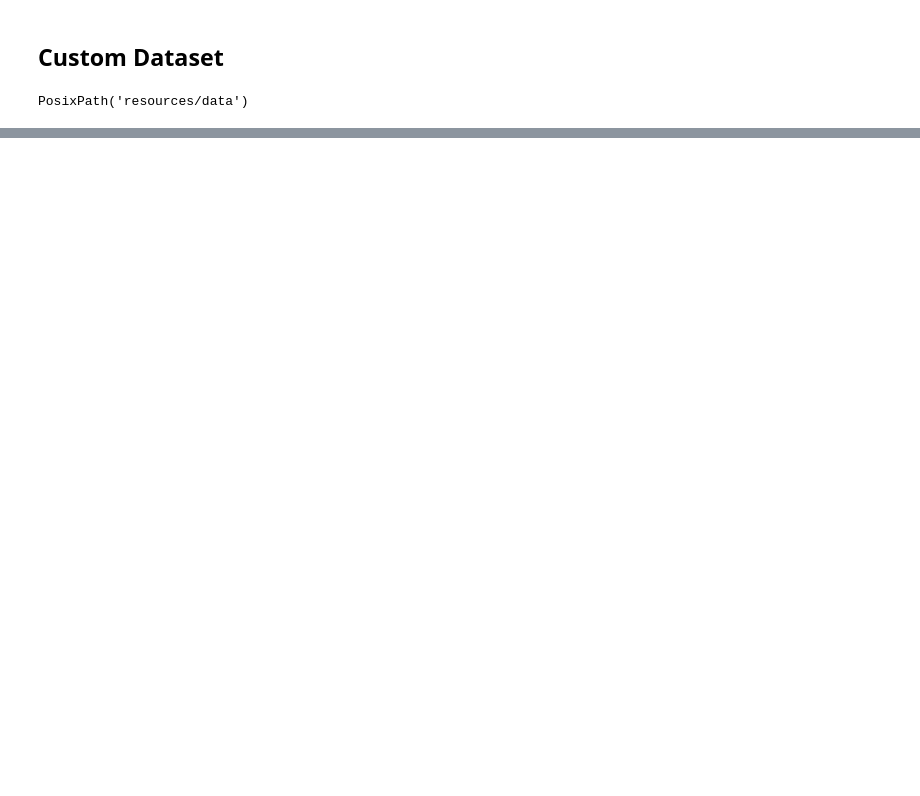
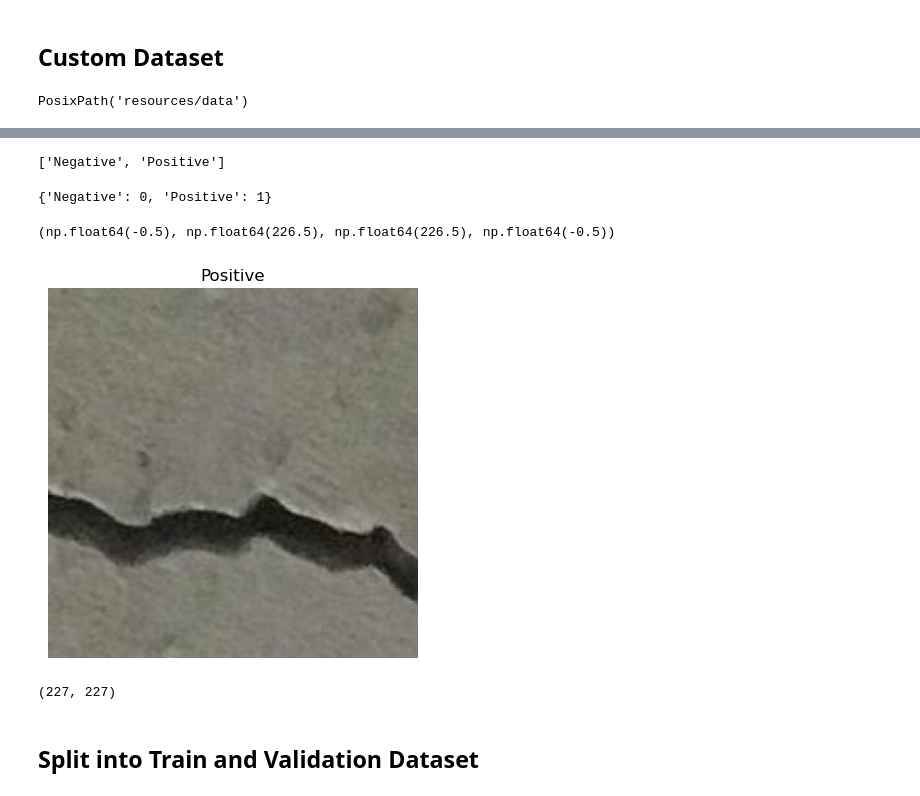
Before and after one commit to Tinonturja/Detecting-Crack-Image-Classification-Project-, a Jupyter notebook: Dataset.ipynb, the cells around one changed output, grey strips where cells are left out. Drawn from its saved outputs; the diff is of its cells as text; code cells hidden in the pictures; blank space fills up the shorter version.

Commit message:
Divind Dataset into train and validation

```diff
--- a/Dataset.ipynb
+++ b/Dataset.ipynb
@@ -180,7 +183,8 @@ class CustomDataset(Dataset):
 
         # I got the full sorted path, have to create a list, shuffling that
         self.all_images = all_images
-        self.images_list  = random.shuffle(pathlib.Path(self.all_images).glob("*/*.jpg"))
+        self.images_list  = list(pathlib.Path(self.all_images).glob("*/*.jpg"))
+        random.shuffle(self.images_list)
         self.transform = transform
         self.classes,self.class_to_idx = find_classes(self.all_images)
 
@@ -190,14 +194,14 @@ class CustomDataset(Dataset):
         return img
 
     def __len__(self):
-        return len(self.image_list)
+        return len(self.images_list)
 
     def __getitem__(self,idx):
-        img = load_img(idx)
-        class_name = self.image_list[idx].parent.name
+        img = self.load_img(idx)
+        class_name = self.images_list[idx].parent.name
         class_to_idx = self.class_to_idx[class_name]
 
-        if transform:
+        if self.transform:
             img = self.transform(img)
 
         return img,class_to_idx
@@ -219,0 +214,22 @@ len(new_ls)
+# %%
+custom_data.classes
+# %% [output]
+['Negative', 'Positive']
+# %%
+custom_data.class_to_idx
+# %% [output]
+{'Negative': 0, 'Positive': 1}
+# %%
+img,label = custom_data[710]
+plt.imshow(img)
+plt.title(class_names[label])
+plt.axis(False)
+# %% [output]
+(np.float64(-0.5), np.float64(226.5), np.float64(226.5), np.float64(-0.5))
+[figure, added]
+# %%
+print(img.size)
+# %% [output]
+(227, 227)
+# %% [markdown]
+## Split into Train and Validation Dataset
```
Also changed, not shown: parts of 10 cells of this notebook, 1 other file.
